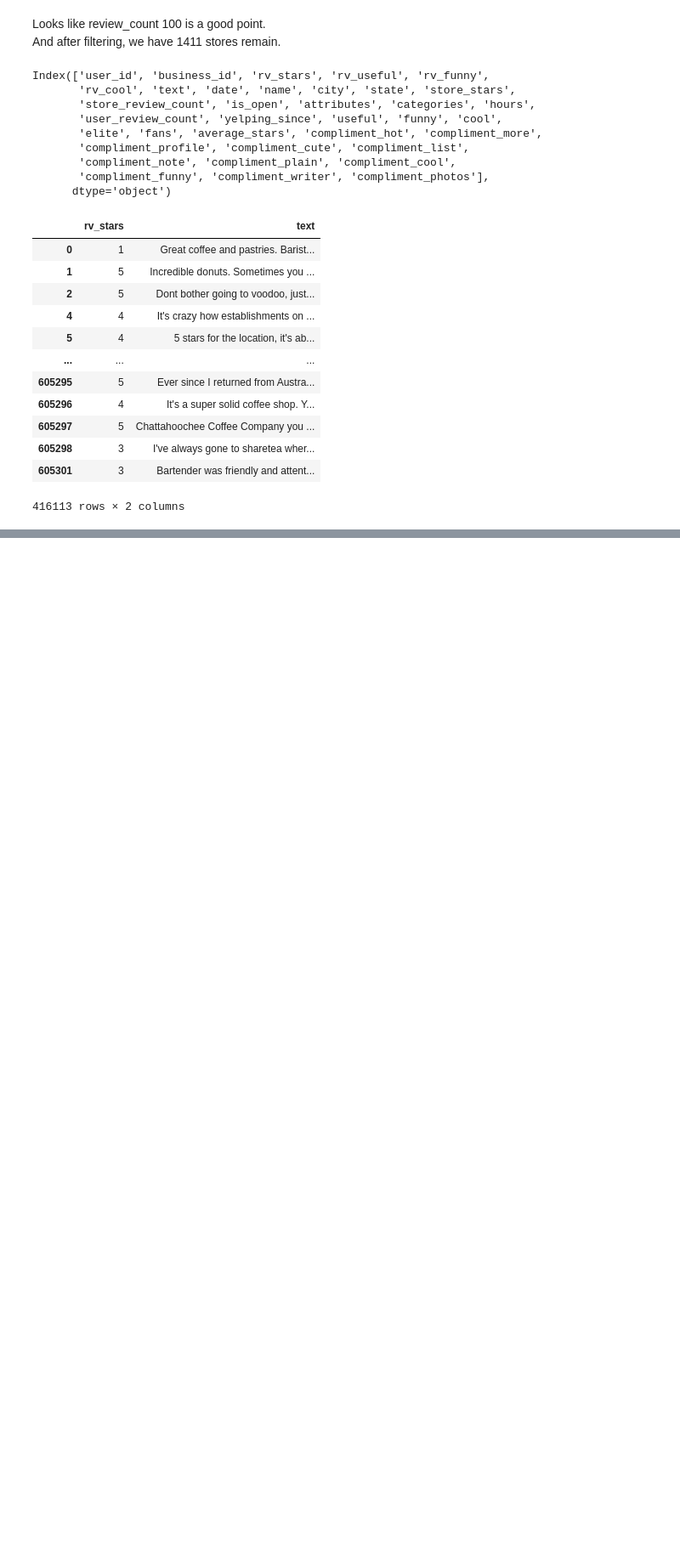
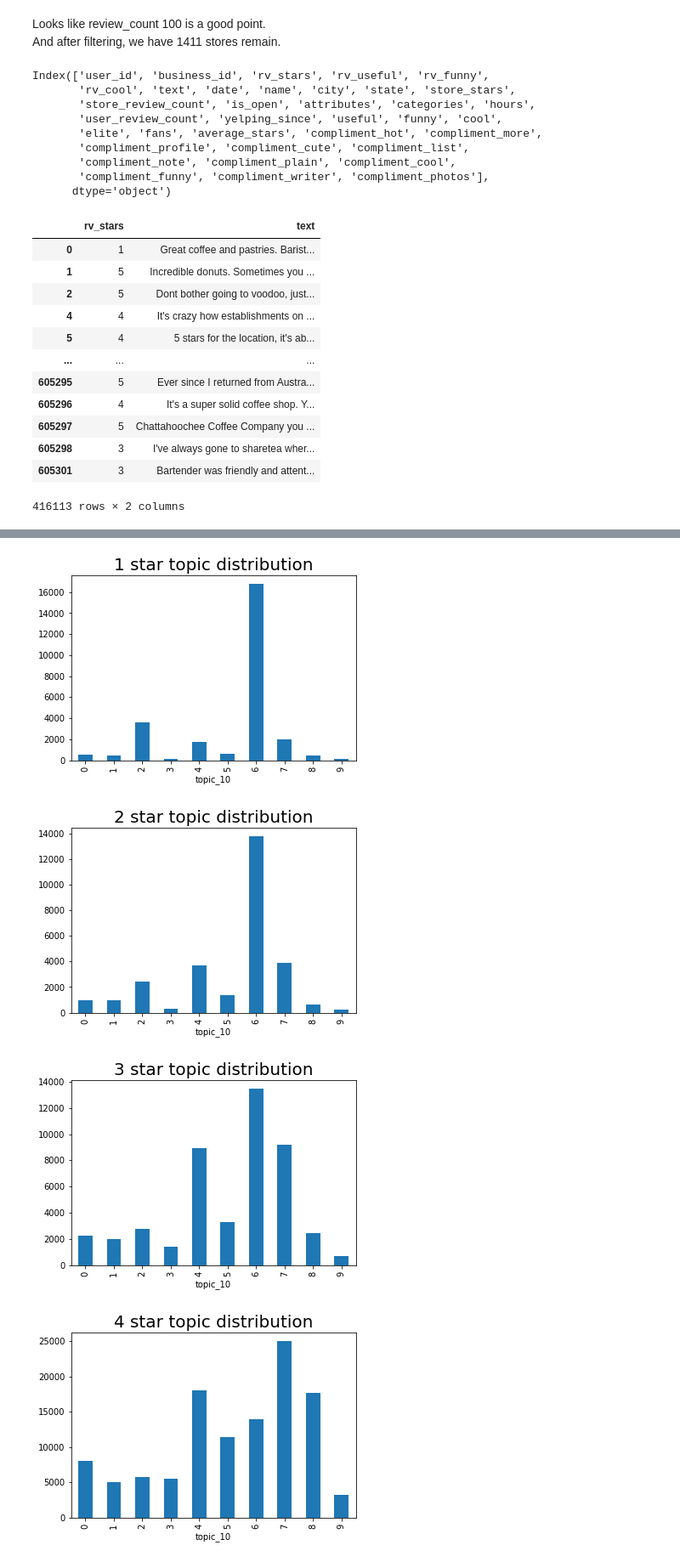
Before and after one commit to erojing/Analyzing_Yelp_Dataset, a Jupyter notebook: Final project.ipynb, the cells around one changed output, grey strips where cells are left out. Shown: that part at 85% size. Cells and saved outputs as stored; diff of their text form; code cells hidden in the pictures; blank space fills up the shorter version.

```diff
--- a/Final project.ipynb
+++ b/Final project.ipynb
@@ -189,0 +293,5 @@ yelp_coffee_filtered
+# %%
+# Create dictionary via gensim
+dictionary = corpora.Dictionary(yelp_coffee_filtered['text_token'].to_list())
+# Creating corpus
+corpus = [dictionary.doc2bow(text) for text in yelp_coffee_filtered['text_token'].to_list()]
@@ -189,0 +302,6 @@ yelp_coffee_filtered
+# %%
+# Using LDA find 10 topics
+NUM_TOPICS = 10
+ldamodel = gensim.models.ldamodel.LdaModel(corpus, num_topics = NUM_TOPICS, id2word = dictionary, passes=15)
+# Save the model
+ldamodel.save('10topics/yelp_topics.gensim')
@@ -189,0 +331,5 @@ yelp_coffee_filtered
+# %%
+# Let's get the most possible topic of each review
+from operator import itemgetter
+yelp_coffee_filtered['topic_10'] = yelp_coffee_filtered['text_token'].map(
+    lambda text:max(ldamodel.get_document_topics(dictionary.doc2bow(text)), key = itemgetter(1))[0])
@@ -189,0 +342,15 @@ yelp_coffee_filtered
+# %%
+# Let's see the relationship between topics and stars
+star_topic_count = yelp_coffee_filtered.groupby(['rv_stars','topic_10'])['text_token'].count()
+# %%
+# Visualize the result
+for star in list(np.sort(yelp_coffee_filtered['rv_stars'].unique())):
+    plt.figure()
+    star_topic_count.loc[star,].plot.bar()
+    plt.title('{} star topic distribution'.format(star), fontsize=20)
+    plt.show()
+# %% [output]
+[figure, added]
+[figure, added]
+[figure, added]
+[figure, added]
```
Also changed, not shown: parts of 25 cells of this notebook, 10 other files.
